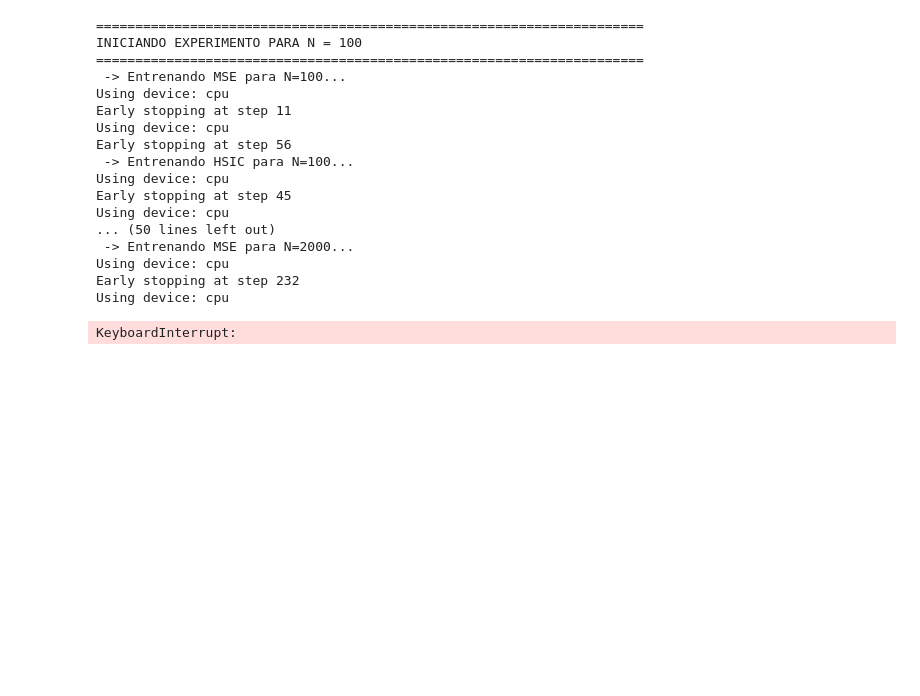
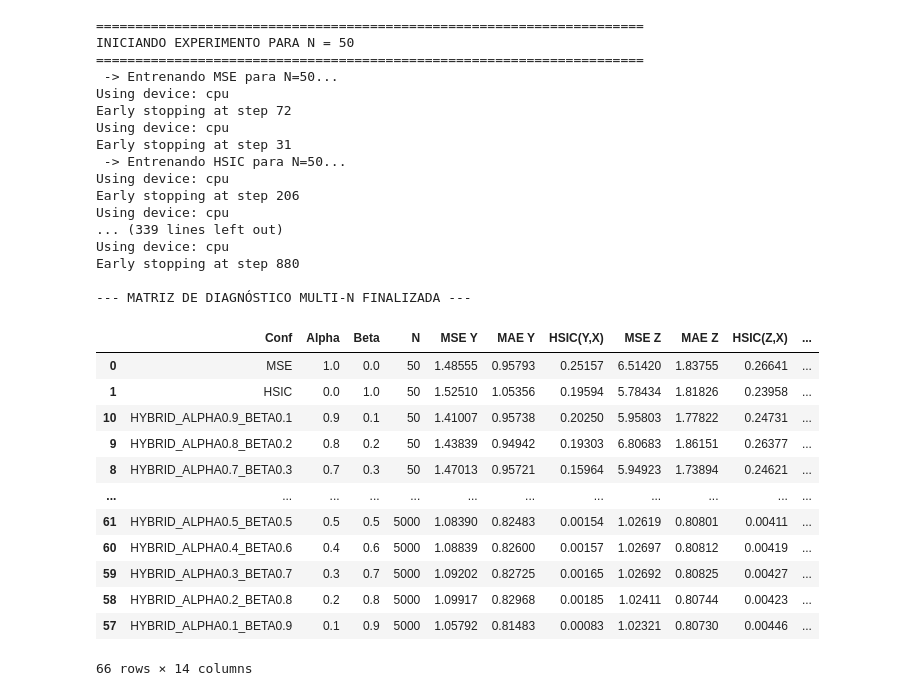
Before and after one commit to Claudia-Rodriguez2002/kacgm_hsic, a Jupyter notebook: notebooks/Ruido_Aditivo_Gausiano copy.ipynb, the cells around one changed output. Drawn from its saved outputs; the diff is of its cells as text; code cells hidden in the pictures; blank space fills up the shorter version.

```diff
--- a/notebooks/Ruido_Aditivo_Gausiano copy.ipynb
+++ b/notebooks/Ruido_Aditivo_Gausiano copy.ipynb
@@ -6,6 +6,7 @@ import os
 import sys
 
 sys.path.append(os.path.abspath(os.path.join(os.getcwd(), "..")))
+
 import time
 import re
 import numpy as np
@@ -56,7 +57,7 @@ def preparar_residuo(res):
 # --- [PASO 2: CONFIGURACIÓN DEL EXPERIMENTO] ---
 
 # Definimos los tamaños de muestra (N) que queremos auditar
-valores_N_experimento = [100, 2000, 5000]
+valores_N_experimento = [50, 100, 500, 1000, 2000, 5000]´
 valores_alpha_candidatos = np.linspace(0.0, 1.0, num=11)
 
 # Estructura del Grafo Causal Criterio
@@ -138,41 +139,53 @@ for N_actual in valores_N_experimento:
                     fila['HSIC(Z,X)'] = round(float(HSIC(rZ, X_test)), 5)
                     fila['HSIC(Z,Y)'] = round(float(HSIC(rZ, Y_test)), 5)
 
                 fila['dHSIC Total'] = round(float(max(0.0, dHSIC(*sistema_residuos))), 5)
 
             if hasattr(model, 'draw_samples'):
                 datos_gen = model.draw_samples(num_samples=num_muestras_eval)[['X', 'Y', 'Z']].to_numpy()
                 fila['MMD'] = round(float(max(0.0, mmd(datos_reales_test, datos_gen))), 5)
                 fila['RF Acc'] = round(float(rf(datos_reales_test, datos_gen)), 5)
 
         except Exception as e:
             print(f"   [Error en evaluación] {conf_name} con N={N_actual}: {e}")
 
         registros_tabla_final.append(fila)
 
 # --- [PASO 4: CONSTRUCCIÓN DE LA TABLA MAESTRA] ---
 df_final_multi_n = pd.DataFrame(registros_tabla_final)
 df_final_multi_n['es_hibrido'] = df_final_multi_n['Conf'].str.contains('HYBRID')
 df_final_multi_n = df_final_multi_n.sort_values(by=['N', 'es_hibrido', 'Alpha'], ascending=[True, True, False]).drop(columns=['es_hibrido'])
 
 print("\n--- MATRIZ DE DIAGNÓSTICO MULTI-N FINALIZADA ---")
 display(df_final_multi_n)
 # %% [output]
 ======================================================================
-INICIANDO EXPERIMENTO PARA N = 100
+INICIANDO EXPERIMENTO PARA N = 50
 ======================================================================
- -> Entrenando MSE para N=100...
+ -> Entrenando MSE para N=50...
 Using device: cpu
-Early stopping at step 11
+Early stopping at step 72
 Using device: cpu
-Early stopping at step 56
- -> Entrenando HSIC para N=100...
+Early stopping at step 31
+ -> Entrenando HSIC para N=50...
 Using device: cpu
-Early stopping at step 45
+Early stopping at step 206
 Using device: cpu
-... (50 lines left out)
- -> Entrenando MSE para N=2000...
+... (339 lines left out)
 Using device: cpu
-Early stopping at step 232
-Using device: cpu
+Early stopping at step 880
+
+--- MATRIZ DE DIAGNÓSTICO MULTI-N FINALIZADA ---
+|  | Conf | Alpha | Beta | N | MSE Y | MAE Y | HSIC(Y,X) | MSE Z | MAE Z | HSIC(Z,X) | ... |
+| 0 | MSE | 1.0 | 0.0 | 50 | 1.48555 | 0.95793 | 0.25157 | 6.51420 | 1.83755 | 0.26641 | ... |
+| 1 | HSIC | 0.0 | 1.0 | 50 | 1.52510 | 1.05356 | 0.19594 | 5.78434 | 1.81826 | 0.23958 | ... |
+| 10 | HYBRID_ALPHA0.9_BETA0.1 | 0.9 | 0.1 | 50 | 1.41007 | 0.95738 | 0.20250 | 5.95803 | 1.77822 | 0.24731 | ... |
+| 9 | HYBRID_ALPHA0.8_BETA0.2 | 0.8 | 0.2 | 50 | 1.43839 | 0.94942 | 0.19303 | 6.80683 | 1.86151 | 0.26377 | ... |
+| 8 | HYBRID_ALPHA0.7_BETA0.3 | 0.7 | 0.3 | 50 | 1.47013 | 0.95721 | 0.15964 | 5.94923 | 1.73894 | 0.24621 | ... |
+| ... | ... | ... | ... | ... | ... | ... | ... | ... | ... | ... | ... |
+| 61 | HYBRID_ALPHA0.5_BETA0.5 | 0.5 | 0.5 | 5000 | 1.08390 | 0.82483 | 0.00154 | 1.02619 | 0.80801 | 0.00411 | ... |
+| 60 | HYBRID_ALPHA0.4_BETA0.6 | 0.4 | 0.6 | 5000 | 1.08839 | 0.82600 | 0.00157 | 1.02697 | 0.80812 | 0.00419 | ... |
+| 59 | HYBRID_ALPHA0.3_BETA0.7 | 0.3 | 0.7 | 5000 | 1.09202 | 0.82725 | 0.00165 | 1.02692 | 0.80825 | 0.00427 | ... |
+| 58 | HYBRID_ALPHA0.2_BETA0.8 | 0.2 | 0.8 | 5000 | 1.09917 | 0.82968 | 0.00185 | 1.02411 | 0.80744 | 0.00423 | ... |
+| 57 | HYBRID_ALPHA0.1_BETA0.9 | 0.1 | 0.9 | 5000 | 1.05792 | 0.81483 | 0.00083 | 1.02321 | 0.80730 | 0.00446 | ... |
-KeyboardInterrupt:
+66 rows × 14 columns
```
Also changed, not shown: parts of 2 cells of this notebook, 4 other files.
